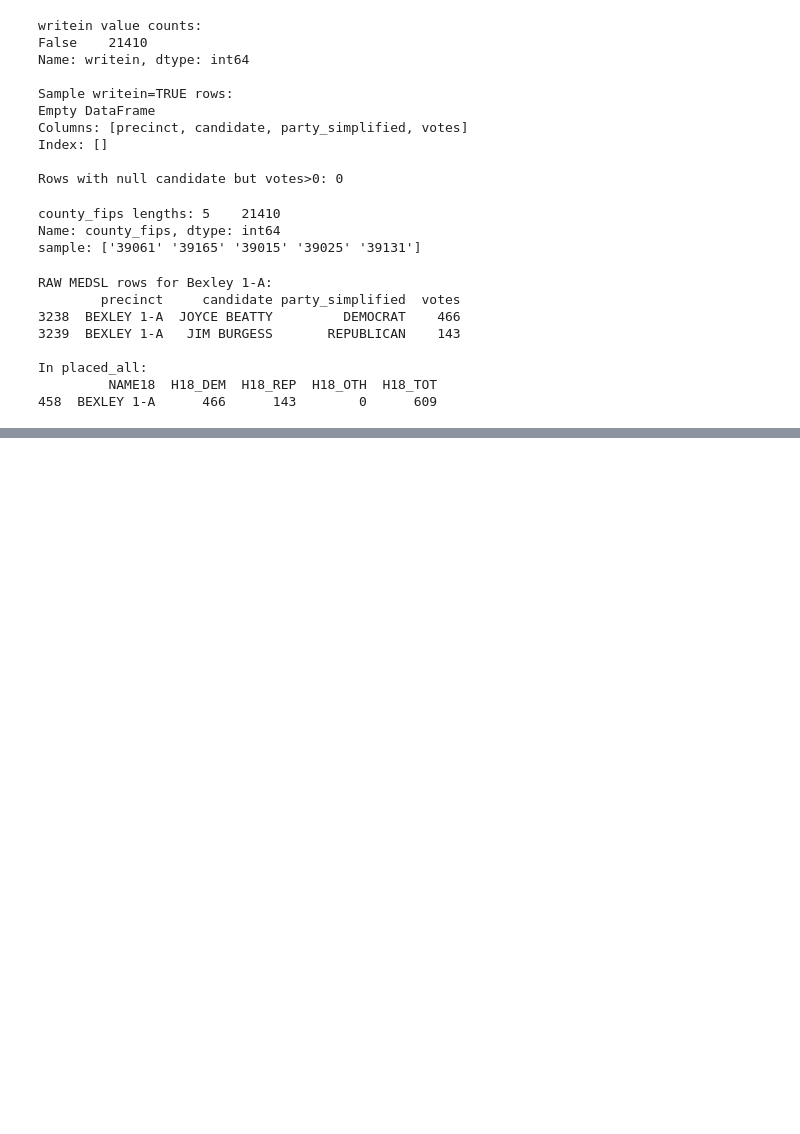
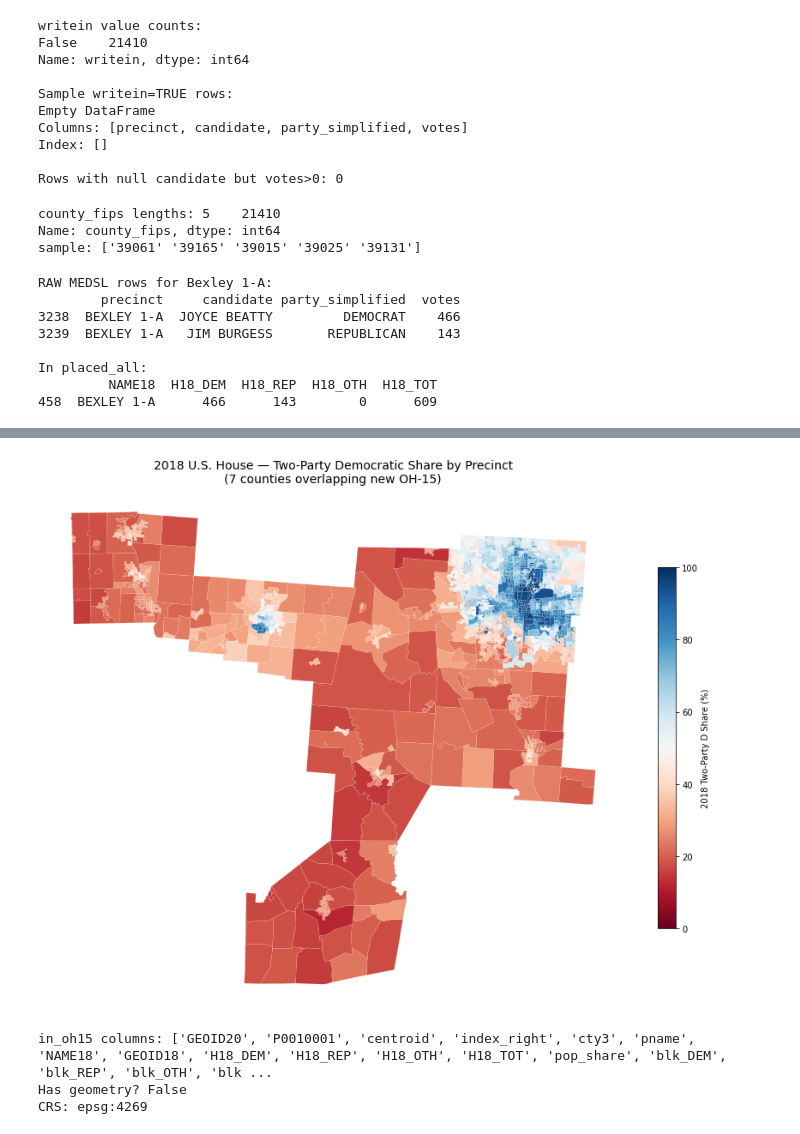
Before and after one commit to bluebonnet-data/ohio-us-house-dist-15, a Jupyter notebook: src/notebooks/oh15_2018_house_disaggregation.ipynb, the cells around one changed output, grey strips where cells are left out. Saved outputs shown, nothing was run; the diff lists cells and outputs as text; code cells hidden in the pictures; blank space fills up the shorter version.

```diff
--- a/src/notebooks/oh15_2018_house_disaggregation.ipynb
+++ b/src/notebooks/oh15_2018_house_disaggregation.ipynb
@@ -725,0 +779,35 @@ New OH-15 spans these counties (from the BEF block assignment):
+# %%
+import matplotlib.pyplot as plt
+
+# Compute two-party D-share per precinct
+gdf = placed_all.copy()
+gdf["dshare"] = gdf["H18_DEM"] / (gdf["H18_DEM"] + gdf["H18_REP"]) * 100
+
+fig, ax = plt.subplots(1, 1, figsize=(12, 12))
+gdf.plot(
+    column="dshare",
+    cmap="RdBu",          # red = low D-share (R), blue = high D-share (D)
+    vmin=0, vmax=100,     # fix scale 0-100 so 50 is the neutral midpoint
+    linewidth=0.1,
+    edgecolor="white",
+    legend=True,
+    legend_kwds={"label": "2018 Two-Party D Share (%)", "shrink": 0.5},
+    ax=ax,
+)
+ax.set_title("2018 U.S. House — Two-Party Democratic Share by Precinct\n(7 counties overlapping new OH-15)", fontsize=14)
+ax.axis("off")
+plt.tight_layout()
+plt.show()
+# %% [output]
+[figure, added]
+# %%
+import matplotlib.pyplot as plt
+
+# in_oh15 is block-level, already clipped to the district. But does it have geometry?
+print("in_oh15 columns:", in_oh15.columns.tolist())
+print("Has geometry?", "geometry" in in_oh15.columns)
+print("CRS:", in_oh15.crs if hasattr(in_oh15, "crs") else "not a GeoDataFrame")
+# %% [output]
+in_oh15 columns: ['GEOID20', 'P0010001', 'centroid', 'index_right', 'cty3', 'pname', 'NAME18', 'GEOID18', 'H18_DEM', 'H18_REP', 'H18_OTH', 'H18_TOT', 'pop_share', 'blk_DEM', 'blk_REP', 'blk_OTH', 'blk ...
+Has geometry? False
+CRS: epsg:4269
```
Also changed, not shown: parts of 34 cells of this notebook, 3 other files.
